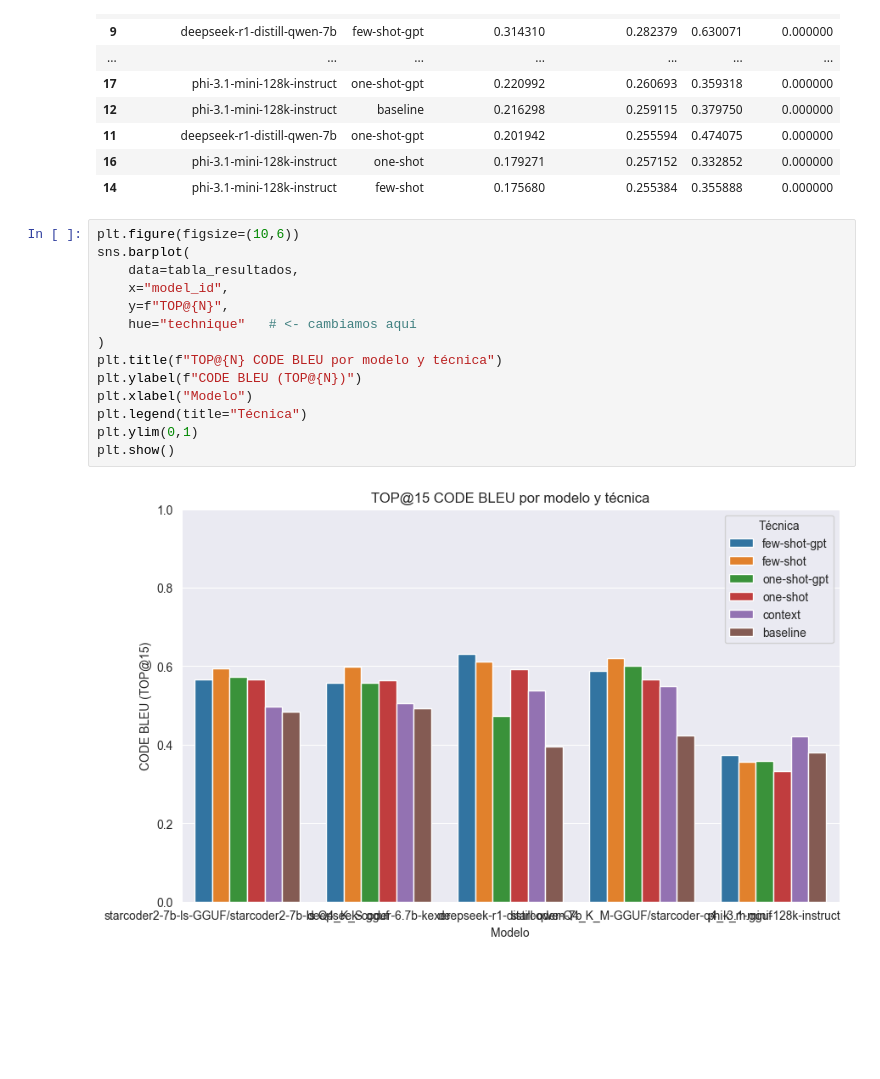
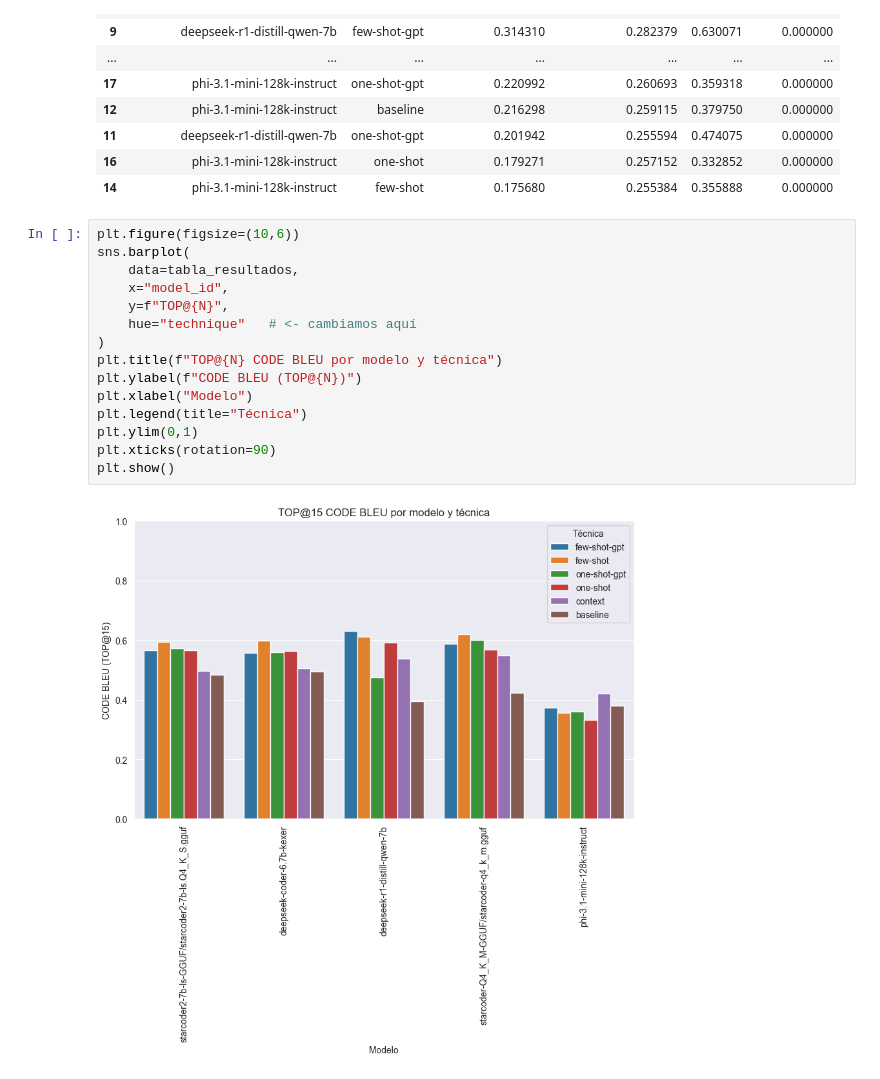
Before and after one commit to NicLarUniversidad/Tesis, a Jupyter notebook: results/notebook.ipynb, the cells around one changed output. Saved outputs shown, nothing was run; the diff lists cells and outputs as text; blank space fills up the shorter version.

```diff
--- a/results/notebook.ipynb
+++ b/results/notebook.ipynb
@@ -59,19 +59,20 @@ tabla_resultados
 # %%
 plt.figure(figsize=(10,6))
 sns.barplot(
     data=tabla_resultados,
     x="model_id",
     y=f"TOP@{N}",
     hue="technique"   # <- cambiamos aquí
 )
 plt.title(f"TOP@{N} CODE BLEU por modelo y técnica")
 plt.ylabel(f"CODE BLEU (TOP@{N})")
 plt.xlabel("Modelo")
 plt.legend(title="Técnica")
 plt.ylim(0,1)
+plt.xticks(rotation=90)
 plt.show()
 # %% [output]
-[figure, old version]
+[figure, new version]
 # %%
 plt.figure(figsize=(10,6))
 sns.barplot(
```
Also changed, not shown: parts of 3 cells of this notebook.
